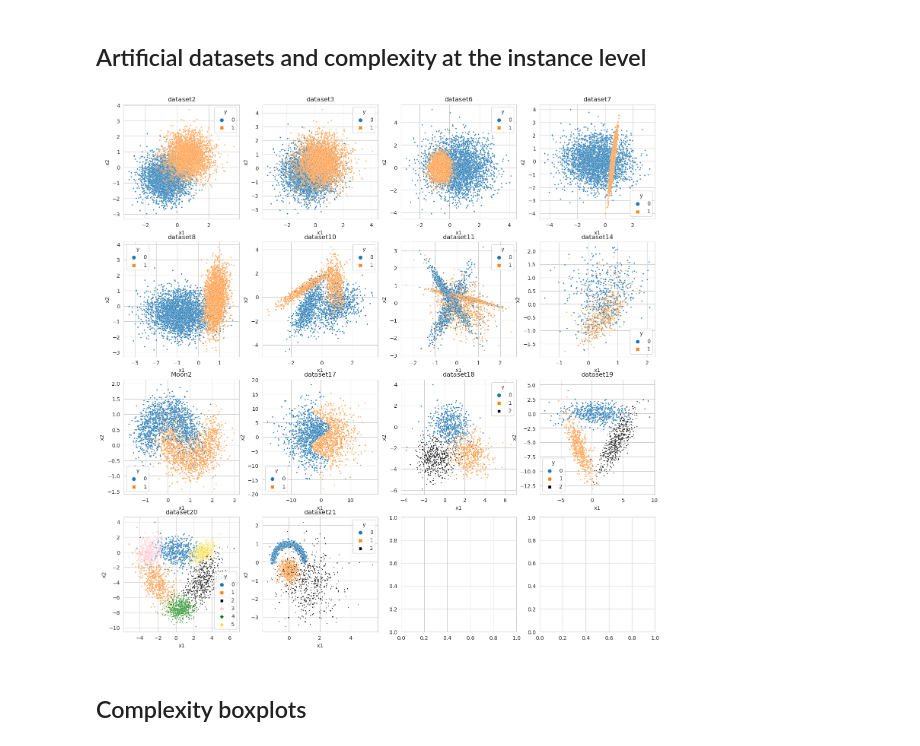
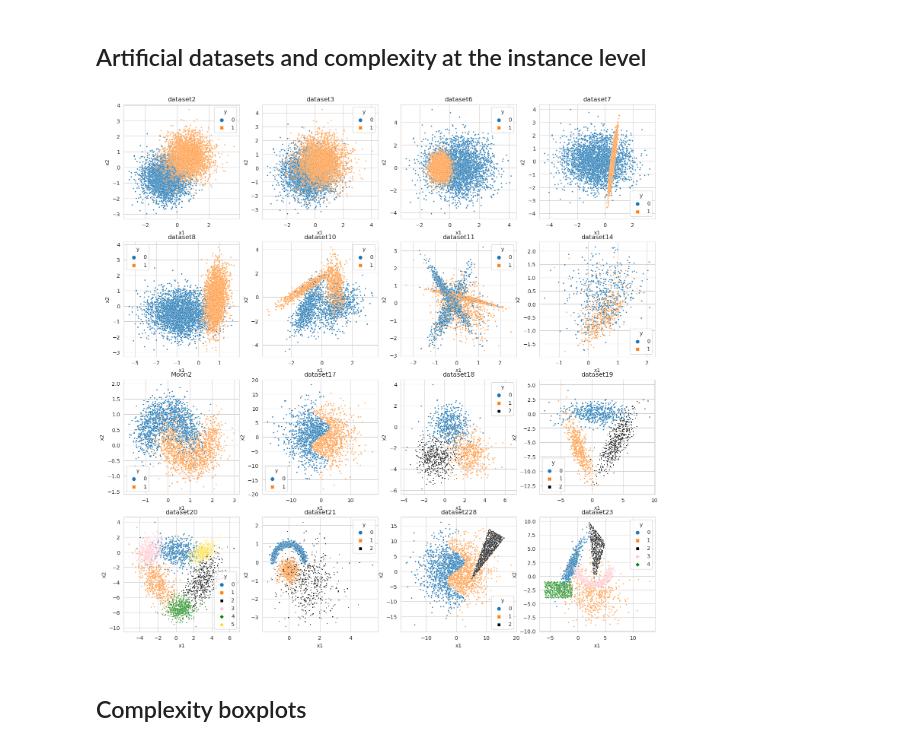
Before and after one commit to carmenlancho/EnsemblesComplexity, a Jupyter notebook: ArtificialDatasets_ComplexityAnalysis.ipynb, the cells around one changed output. Saved outputs shown, nothing was run; the diff lists cells and outputs as text; code cells hidden in the pictures.

```diff
--- a/ArtificialDatasets_ComplexityAnalysis.ipynb
+++ b/ArtificialDatasets_ComplexityAnalysis.ipynb
@@ -36,6 +36,8 @@ dataset18 = pd.read_csv('Dataset18.csv')
 dataset19 = pd.read_csv('Dataset19.csv')
 dataset20 = pd.read_csv('Dataset20.csv')
 dataset21 = pd.read_csv('Dataset21.csv')
+dataset22 = pd.read_csv('Dataset22.csv')
+dataset23 = pd.read_csv('Dataset23.csv')
 # %%
 # sns.scatterplot(x='x1', y='x2', data=data10, hue='y')
 # plt.show()
@@ -70,34 +72,36 @@ fig, axes = plt.subplots(4, 4, figsize=(18, 18))
 
 # fig.suptitle('Suptitle')
 
 # sns.scatterplot(ax=axes[0, 0], data=dataset1, x='x1', y='x2', hue='y',style = 'y', s=6).set(title='dataset1')
 sns.scatterplot(ax=axes[0, 0], data=dataset2,  x='x1', y='x2', hue='y',style = 'y', s=6).set(title='dataset2')
 sns.scatterplot(ax=axes[0, 1], data=dataset3,  x='x1', y='x2', hue='y',style = 'y', s=6).set(title='dataset3')
 # sns.scatterplot(ax=axes[0, 3], data=dataset4,  x='x1', y='x2', hue='y',style = 'y', s=6).set(title='dataset4')
 # sns.scatterplot(ax=axes[1, 0], data=dataset5,  x='x1', y='x2', hue='y',style = 'y', s=6).set(title='dataset5')
 sns.scatterplot(ax=axes[0, 2], data=dataset6,  x='x1', y='x2', hue='y',style = 'y', s=6).set(title='dataset6')
 sns.scatterplot(ax=axes[0, 3], data=dataset7,  x='x1', y='x2', hue='y',style = 'y', s=6).set(title='dataset7')
 sns.scatterplot(ax=axes[1, 0], data=dataset8,  x='x1', y='x2', hue='y',style = 'y', s=6).set(title='dataset8')
 # sns.scatterplot(ax=axes[2, 0], data=dataset9,  x='x1', y='x2', hue='y',style = 'y', s=6).set(title='dataset9')
 sns.scatterplot(ax=axes[1, 1], data=dataset10,  x='x1', y='x2', hue='y',style = 'y', s=6).set(title='dataset10')
 sns.scatterplot(ax=axes[1, 2], data=dataset11,  x='x1', y='x2', hue='y',style = 'y', s=6).set(title='dataset11')
 # sns.scatterplot(ax=axes[2, 3], data=dataset12,  x='x1', y='x2', hue='y',style = 'y', s=6).set(title='dataset12')
 # sns.scatterplot(ax=axes[3, 0], data=dataset13,  x='x1', y='x2', hue='y',style = 'y', s=6).set(title='dataset13')
 sns.scatterplot(ax=axes[1, 3], data=dataset14,  x='x1', y='x2', hue='y',style = 'y', s=6).set(title='dataset14')
 # sns.scatterplot(ax=axes[3, 2], data=dataset15,  x='x1', y='x2', hue='y',style = 'y', s=6).set(title='dataset15')
 # sns.scatterplot(ax=axes[3, 3], data=dataset16,  x='x1', y='x2', hue='y',style = 'y', s=6).set(title='dataset16')
 # sns.scatterplot(ax=axes[4, 0], data=Moon,  x='x1', y='x2', hue='y',style = 'y', s=6).set(title='Moon')
 sns.scatterplot(ax=axes[2, 0], data=Moon2,  x='x1', y='x2', hue='y',style = 'y', s=6).set(title='Moon2')
 # sns.scatterplot(ax=axes[4, 2], data=xor,  x='x1', y='x2', hue='y',style = 'y', s=6).set(title='XOR')
 sns.scatterplot(ax=axes[2, 1], data=dataset17,  x='x1', y='x2', hue='y',style = 'y', s=6).set(title='dataset17')
 sns.scatterplot(ax=axes[2, 2], data=dataset18,  x='x1', y='x2', hue='y',style = 'y', s=6,palette=["C0", "C1", "k"]).set(title='dataset18')
 sns.scatterplot(ax=axes[2, 3], data=dataset19,  x='x1', y='x2', hue='y',style = 'y', s=6,palette=["C0", "C1", "k"]).set(title='dataset19')
 sns.scatterplot(ax=axes[3, 0], data=dataset20,  x='x1', y='x2', hue='y',style = 'y', s=6,palette=["C0", "C1", "k",'pink','green','gold']).set(title='dataset20')
 sns.scatterplot(ax=axes[3, 1], data=dataset21,  x='x1', y='x2', hue='y',style = 'y', s=6,palette=["C0", "C1", "k"]).set(title='dataset21')
+sns.scatterplot(ax=axes[3, 2], data=dataset22,  x='x1', y='x2', hue='y',style = 'y', s=6,palette=["C0", "C1", "k"]).set(title='dataset228')
+sns.scatterplot(ax=axes[3, 3], data=dataset23,  x='x1', y='x2', hue='y',style = 'y', s=6,palette=["C0", "C1", "k",'green','gold']).set(title='dataset23')
 
 plt.show()
 # %% [output]
-[figure, old version]
+[figure, new version]
 # %% [markdown]
 ## Complexity boxplots
 # %%
```
Also changed, not shown: parts of 3 cells of this notebook.
